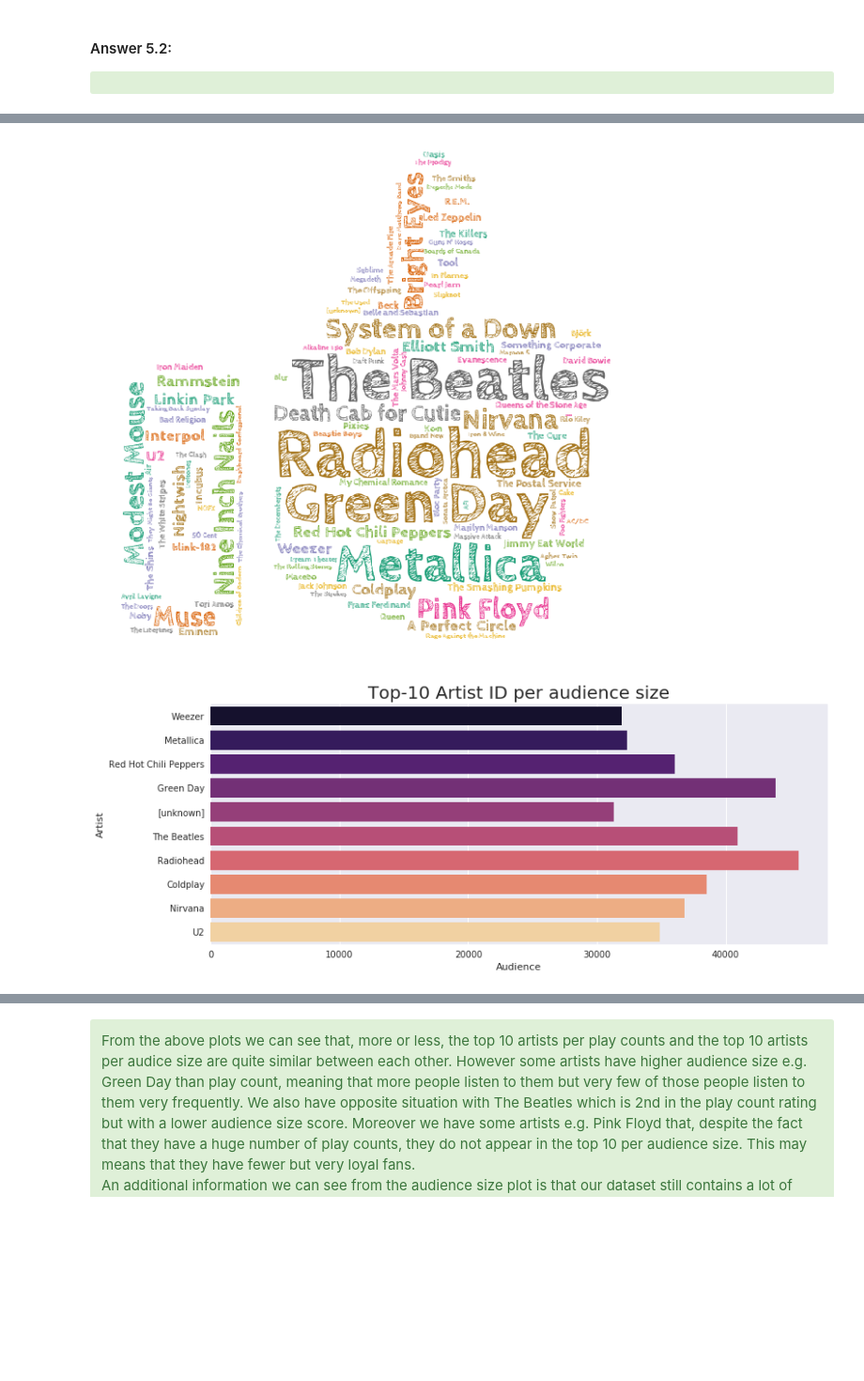
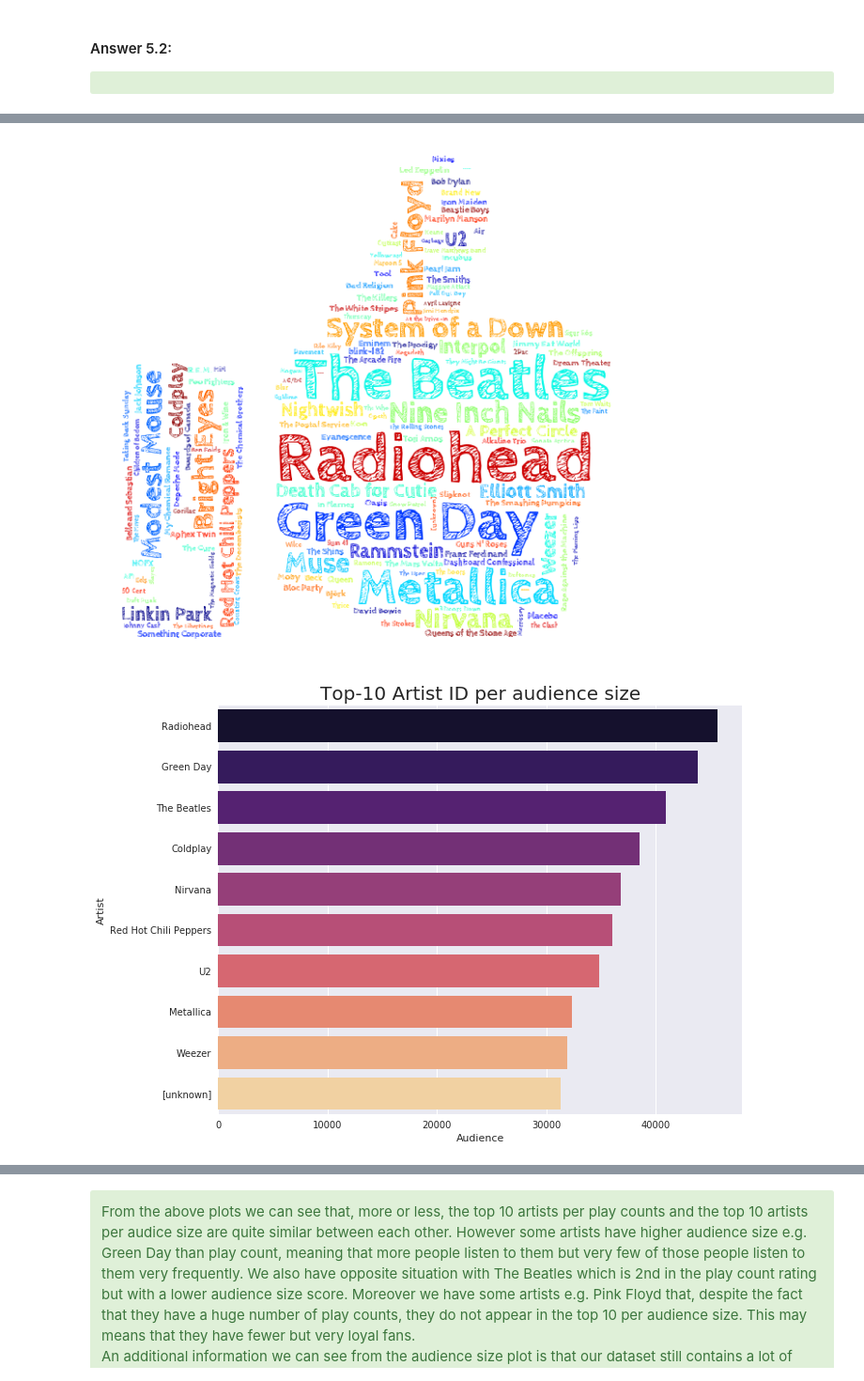
Before and after one commit to sgiammy/AML-course, a Jupyter notebook: RecSys.ipynb, the cells around one changed output, grey strips where cells are left out. Shown: that part at 94% size. Drawn from its saved outputs; the diff is of its cells as text; code cells hidden in the pictures; blank space fills up the shorter version.

```diff
--- a/RecSys.ipynb
+++ b/RecSys.ipynb
@@ -97,7 +97,7 @@ def install(package):
    pip.main(['install', package])
 
 # Set a default size for all the plots
-matplotlib.rcParams['figure.figsize'] = (12.5, 5.0)
+matplotlib.rcParams['figure.figsize'] = (10, 8)
 sns.set()
 
 # We left this piece of code here only
@@ -959,7 +960,7 @@ wordcloud = WordCloud(
     min_font_size = 8,
     max_font_size = 150,
     max_words = 1000,
-    colormap="Dark2_r",
+    colormap="jet",
     font_path='./CabinSketch-Bold.otf'
     ).generate_from_frequencies(artistActivityMap)
 
@@ -969,24 +970,24 @@ plt.axis("off")
 plt.savefig('wordcloud.png')
 plt.show()
 # %% [output]
-[figure, old version]
+[figure, new version]
 # %%
 # calculate top-10 artists in term of audience size
 top10ArtistASDF = newUserArtistDF.groupBy('artistID')\
                     .agg(countDistinct('userID').alias("audience"))\
                     .orderBy('audience', ascending=0)
 top10ArtistAS_tmp = sqlContext.createDataFrame(top10ArtistASDF.head(10))
-top10ArtistAS = top10ArtistAS_tmp.join(artistDF, top10ArtistAS_tmp['artistID'] == artistDF['artistID'], 'inner').collect()
+top10ArtistAS = top10ArtistAS_tmp.join(artistDF, top10ArtistAS_tmp['artistID'] == artistDF['artistID'], 'inner').orderBy('audience', ascending=0).collect()
 
 top10audience_pdf            = pd.DataFrame(data=top10ArtistAS)
 
 ax             = sns.barplot(x=top10audience_pdf [1], y=top10audience_pdf [3], palette = 'magma')
 plt.xlabel('Audience')
 plt.ylabel('Artist')
 plt.title('Top-10 Artist ID per audience size', fontsize = 20)
 plt.show()
 # %% [output]
-[figure, old version]
+[figure, new version]
 # %%
 topArtistASDF = newUserArtistDF.groupBy('artistID')\
                     .agg(countDistinct('userID').alias("audience"))\
```
Also changed, not shown: parts of 38 cells of this notebook, 2 other files.
